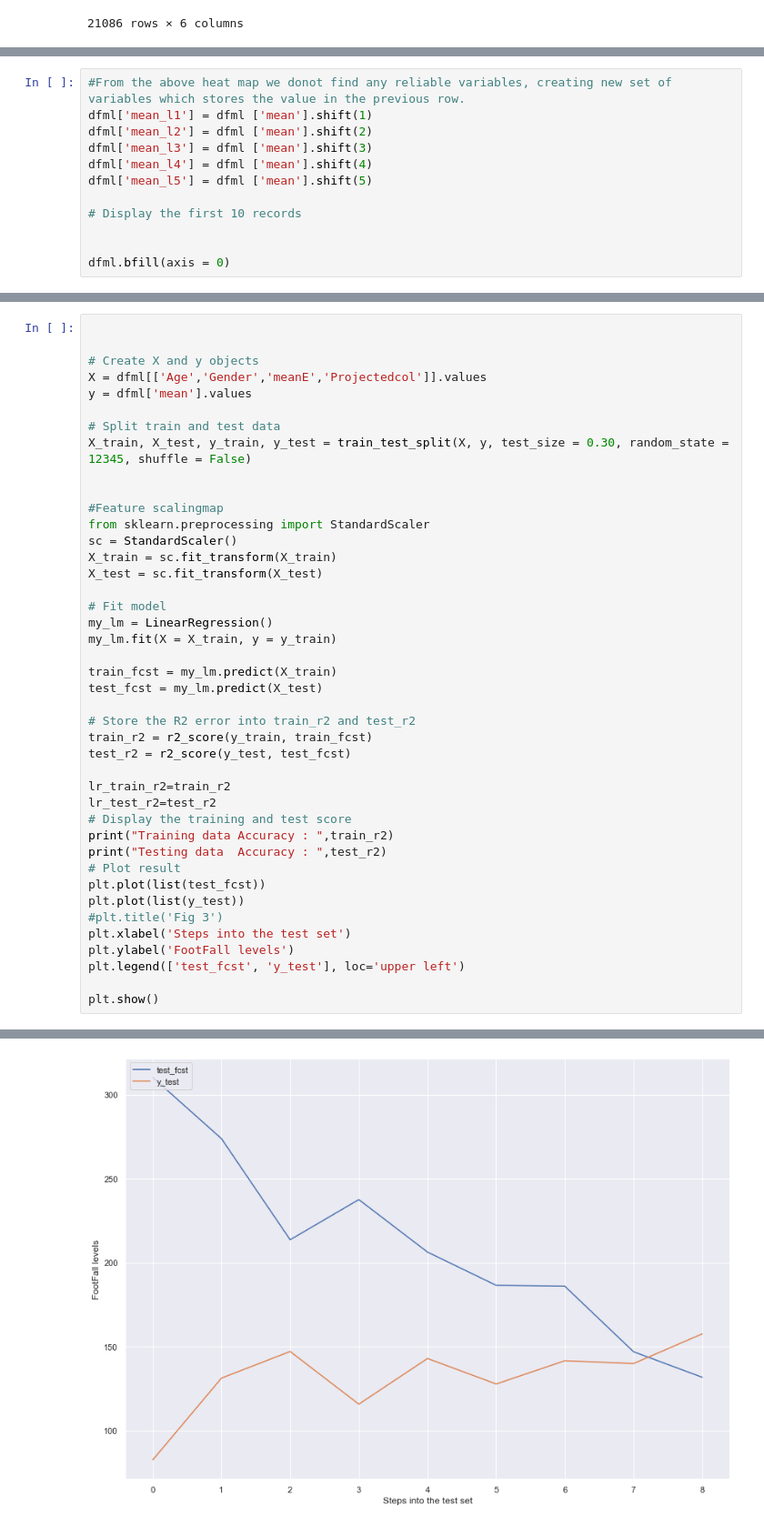
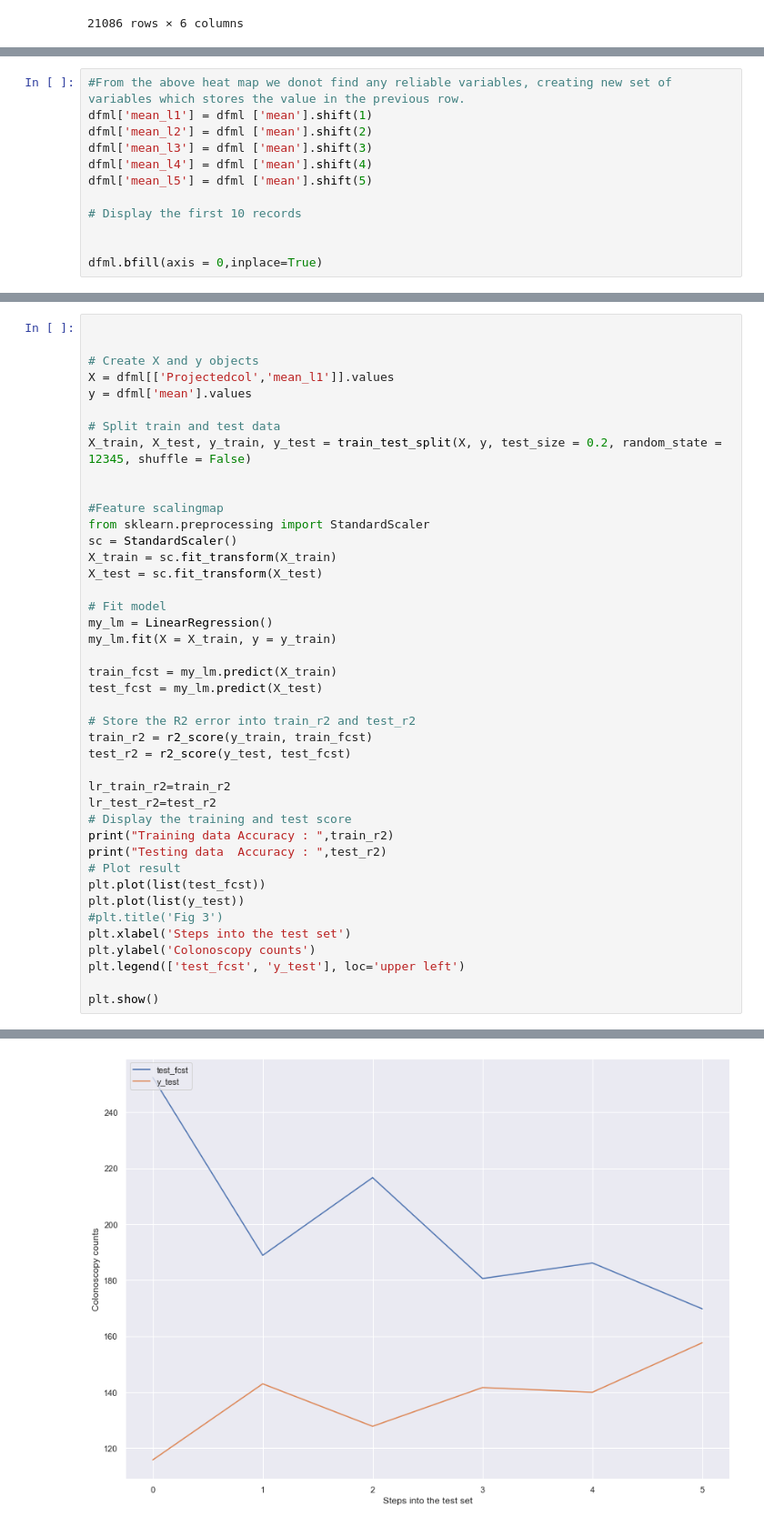
Before and after one commit to raku43/MScDACapstone, a Jupyter notebook: MScDA_Capstone.ipynb, the cells around one changed output, grey strips where cells are left out. Shown at 91% size. Saved outputs shown, nothing was run; the diff lists cells and outputs as text.

```diff
--- a/MScDA_Capstone.ipynb
+++ b/MScDA_Capstone.ipynb
@@ -1595,4 +1901,4 @@ dfml['mean_l5'] = dfml ['mean'].shift(5)
 # Display the first 10 records
 
 
-dfml.bfill(axis = 0)
+dfml.bfill(axis = 0,inplace=True)
@@ -1618,11 +1935,11 @@ dfml.bfill(axis = 0)
 
 
 # Create X and y objects
-X = dfml[['Age','Gender','meanE','Projectedcol']].values
+X = dfml[['Projectedcol','mean_l1']].values
 y = dfml['mean'].values
 
 # Split train and test data
-X_train, X_test, y_train, y_test = train_test_split(X, y, test_size = 0.30, random_state = 12345, shuffle = False)
+X_train, X_test, y_train, y_test = train_test_split(X, y, test_size = 0.2, random_state = 12345, shuffle = False)
 
 
 #Feature scalingmap
@@ -1652,7 +1969,7 @@ plt.plot(list(test_fcst))
 plt.plot(list(y_test))
 #plt.title('Fig 3')
 plt.xlabel('Steps into the test set')
-plt.ylabel('FootFall levels')
+plt.ylabel('Colonoscopy counts')
 plt.legend(['test_fcst', 'y_test'], loc='upper left')
 
 plt.show()
@@ -1662 +1979 @@ Testing data  Accuracy :  -25.148668930552272
-[figure, old version]
+[figure, new version]
```
Also changed, not shown: parts of 59 cells of this notebook.
